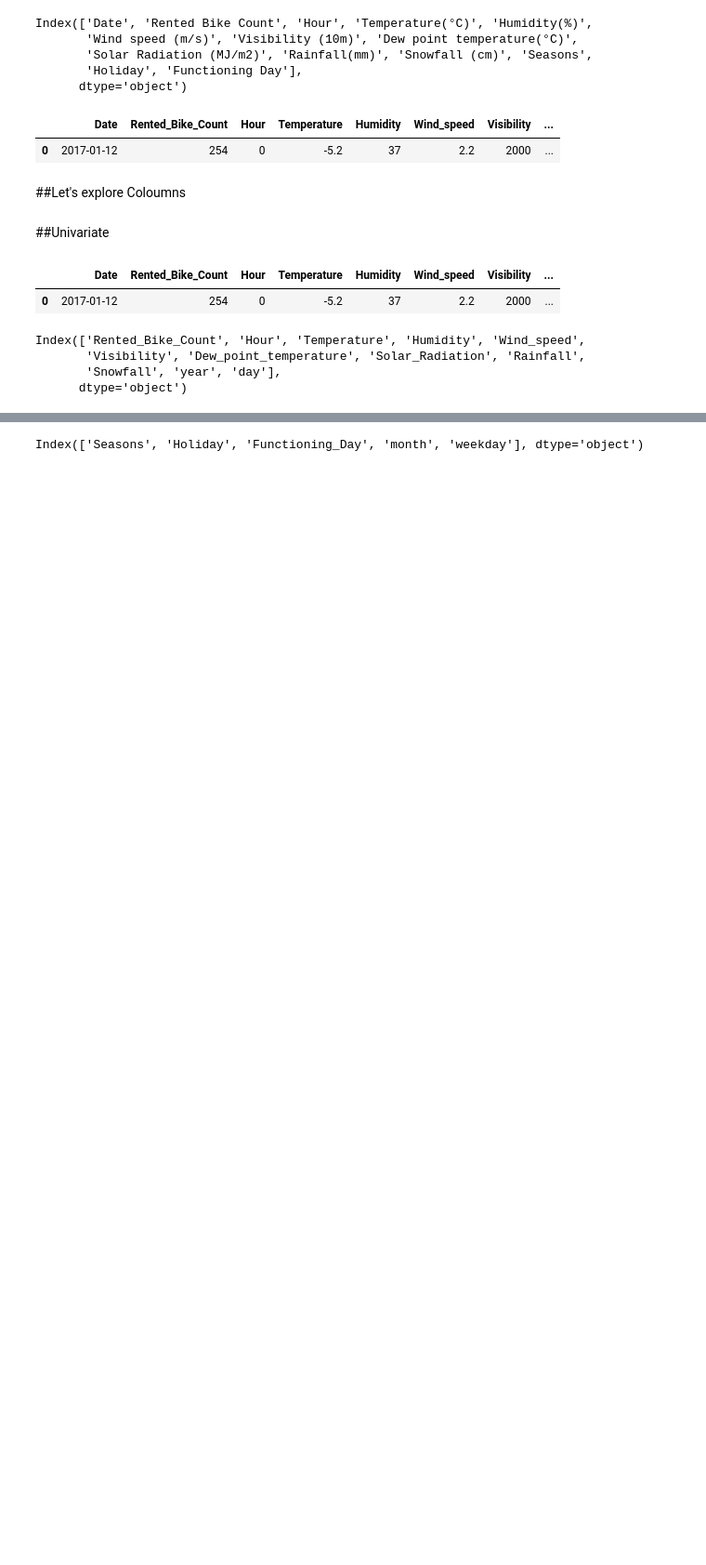
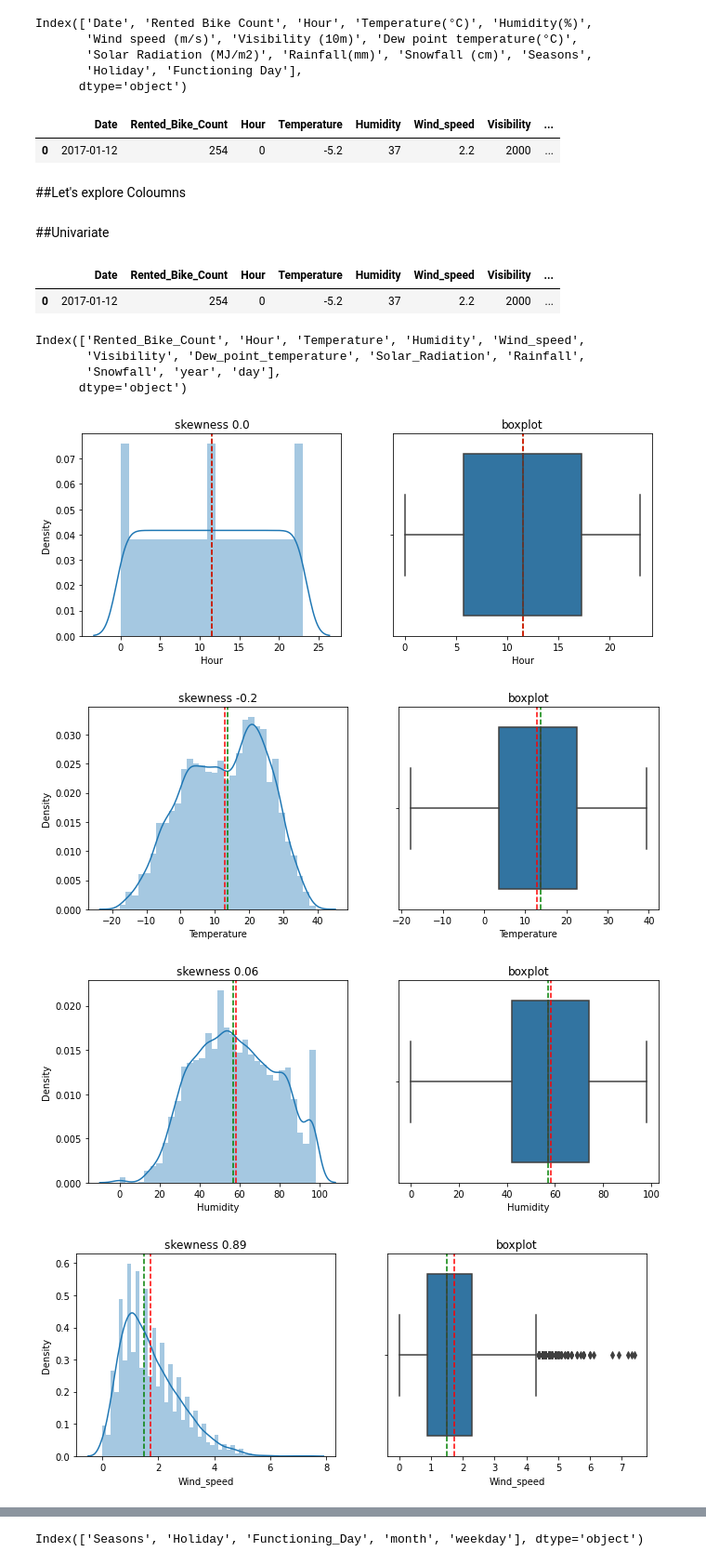
Before and after one commit to GODxFATHER/Bike-Sharing-Demand-Prediction, a Jupyter notebook: Bike_Sharing_Demand_Prediction_Capstone_Project.ipynb, the cells around one changed output, grey strips where cells are left out. Shown at 93% size. Cells and saved outputs as stored; diff of their text form; code cells hidden in the pictures; blank space fills up the shorter version.

```diff
--- a/Bike_Sharing_Demand_Prediction_Capstone_Project.ipynb
+++ b/Bike_Sharing_Demand_Prediction_Capstone_Project.ipynb
@@ -240,3 +241,28 @@ Index(['Rented_Bike_Count', 'Hour', 'Temperature', 'Humidity', 'Wind_speed',
        'Visibility', 'Dew_point_temperature', 'Solar_Radiation', 'Rainfall',
        'Snowfall', 'year', 'day'],
       dtype='object')
+# %%
+# density plot of numerical columns
+# Distribution of numeric_features
+
+for col in numerical_features[1:-2]:
+
+  plt.figure(figsize=(11,4))
+
+  plt.subplot(1, 2, 1)
+  sns.distplot(name_bike_df[col], kde=True)
+  plt.axvline(np.median(name_bike_df[col]),color='g', linestyle='--')
+  plt.axvline(np.mean(name_bike_df[col]),color='r', linestyle='--')
+  plt.title(f'skewness {round(name_bike_df[col].skew(),2)}')
+
+  plt.subplot(1, 2, 2)
+  sns.boxplot(name_bike_df[col])
+  plt.axvline(np.median(name_bike_df[col]),color='g', linestyle='--')
+  plt.axvline(np.mean(name_bike_df[col]),color='r', linestyle='--')
+
+  plt.title('boxplot')
+# %% [output]
+[figure, added]
+[figure, added]
+[figure, added]
+[figure, added]
```
Also changed, not shown: parts of 9 cells of this notebook.
